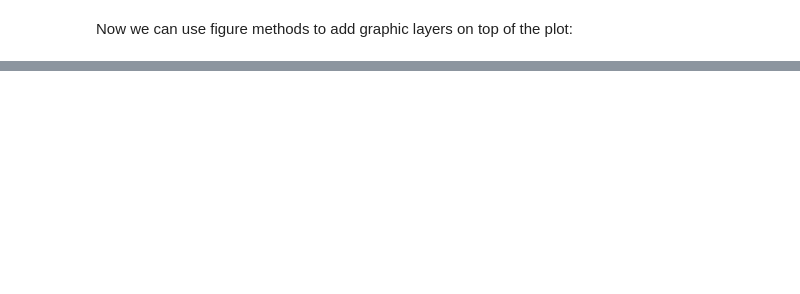
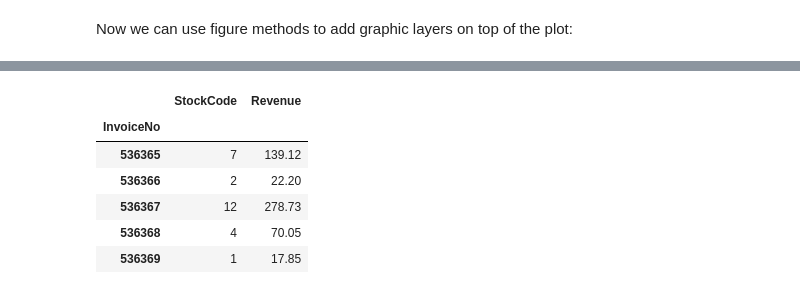
Before and after one commit to onlyphantom/tokopedia-fundamentals, a Jupyter notebook: 3_PythonDV/03_DV-in-Python.ipynb, the cells around one changed output, grey strips where cells are left out. Drawn from its saved outputs; the diff is of its cells as text; code cells hidden in the pictures; blank space fills up the shorter version.

```diff
--- a/3_PythonDV/03_DV-in-Python.ipynb
+++ b/3_PythonDV/03_DV-in-Python.ipynb
@@ -89,0 +159,3 @@ p = figure(title = "Miles per Gallon Vehicle Testing", )
+# %%
+retail['TransMonth'] = retail['InvoiceDate'].dt.month
+retail['TransMonth'].value_counts()
@@ -89,0 +173,3 @@ p = figure(title = "Miles per Gallon Vehicle Testing", )
+# %%
+retail['MonthlyDate'] = retail['InvoiceDate'].dt.to_period('M')
+retail['MonthlyDate'].value_counts()
@@ -89,0 +204,3 @@ p = figure(title = "Miles per Gallon Vehicle Testing", )
+# %%
+retail_clean = retail[retail.InvoiceNo.str.contains("^[^C].*")]
+retail_clean.shape
@@ -89,0 +209,2 @@ p = figure(title = "Miles per Gallon Vehicle Testing", )
+# %%
+retail_clean.Revenue = retail_clean.UnitPrice * retail_clean.Quantity
@@ -89,0 +231,15 @@ p = figure(title = "Miles per Gallon Vehicle Testing", )
+# %%
+invoice_grouped = retail_clean.groupby('InvoiceNo').agg({
+    'StockCode': lambda x: x.unique().size,
+    'Revenue': 'sum'
+})
+
+invoice_grouped.head()
+# %% [output]
+|  | StockCode | Revenue |
+| InvoiceNo |  |  |
+| 536365 | 7 | 139.12 |
+| 536366 | 2 | 22.20 |
+| 536367 | 12 | 278.73 |
+| 536368 | 4 | 70.05 |
+| 536369 | 1 | 17.85 |
```
Also changed, not shown: parts of 49 cells of this notebook.
